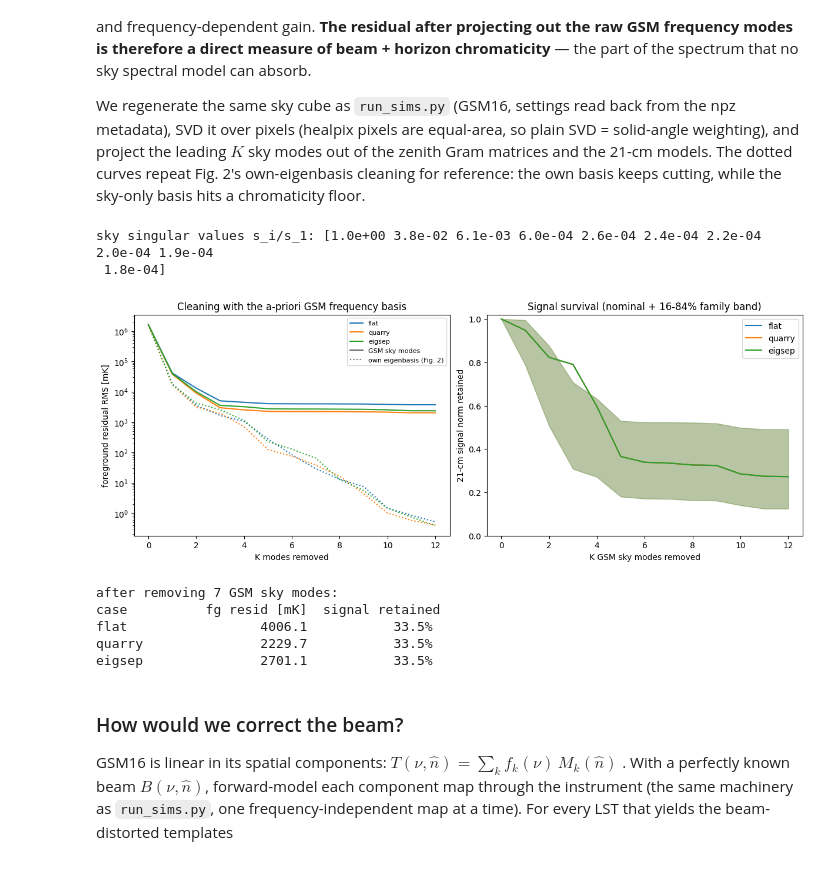
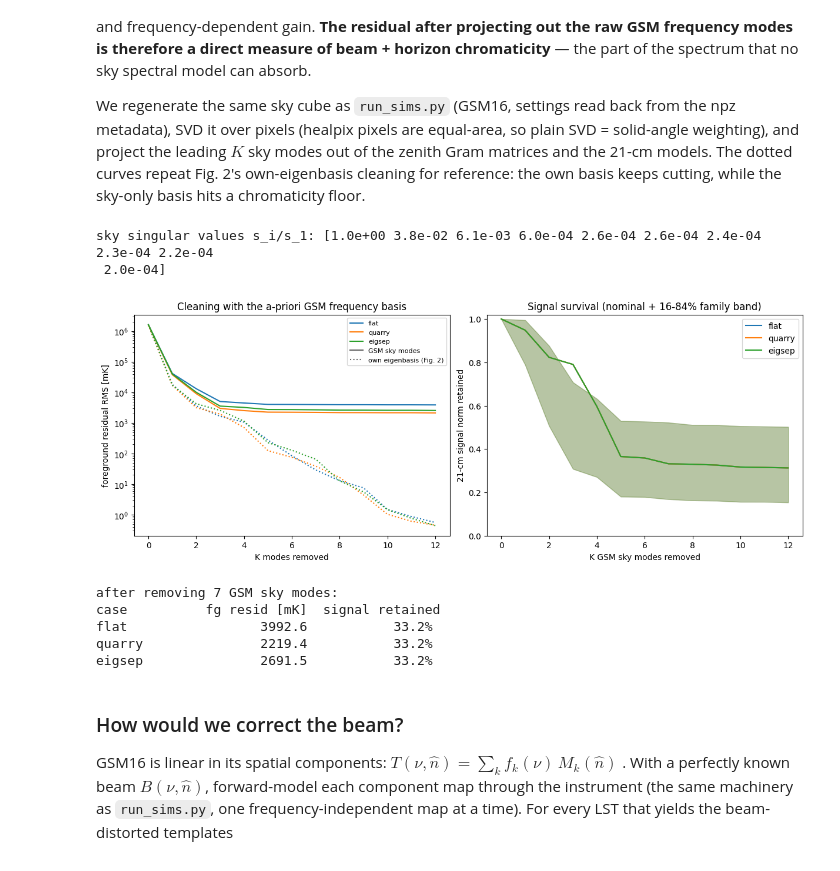
Before and after one commit to christianhbye/eigsep_mock_analysis, a Jupyter notebook: horizon_chromaticity/notebooks/chromaticity_pca.ipynb, the cells around one changed output. Saved outputs shown, nothing was run; the diff lists cells and outputs as text; code cells hidden in the pictures.

```diff
--- a/horizon_chromaticity/notebooks/chromaticity_pca.ipynb
+++ b/horizon_chromaticity/notebooks/chromaticity_pca.ipynb
@@ -224,18 +224,16 @@ changes.
 second-moment matrix, not a mean-subtracted covariance — so mode 1 is
 essentially the mean spectrum.)
 # %%
-def gram_svd(G):
+def compute_svd(G):
     '''Singular values / right-singular vectors of X from G = X.T @ X.'''
-    evals, evecs = np.linalg.eigh(G)
-    order = np.argsort(evals)[::-1]
-    s = np.sqrt(np.clip(evals[order], 0.0, None))
-    V = evecs[:, order]  # columns = frequency modes
-    V *= np.sign(V.sum(axis=0, keepdims=True) + 1e-300)  # sign convention
+    U, S, Vh = np.linalg.svd(G)
+    s = np.sqrt(S)
+    V = Vh.T
     return dict(s=s, V=V)
 
 
-svd = {c: gram_svd(extract[c]["G"]) for c in CASES}  # corrected t_sky
-svd_raw = {c: gram_svd(extract[c]["G_raw"]) for c in CASES}
+svd_raw = {c: compute_svd(extract[c]["G_raw"]) for c in CASES}  # raw t_sys
+svd = {c: compute_svd(extract[c]["G"]) for c in CASES}  # corrected t_sky
 
 hdr = f"{'case':10s} {'s1/s2':>16s} {'s1/s10':>22s}"
 print(hdr + "\n" + " " * 11 + f"{'raw':>7s} {'sky':>8s} {'raw':>11s} {'sky':>10s}")
@@ -339,0 +338,12 @@ fig.savefig("fig1_singular_values.pdf", bbox_inches="tight")
+# %%
+fig, axs = plt.subplots(figsize=(12, 6), constrained_layout=True, ncols=2, sharex=True, sharey=True)
+i = 0
+for c in CASES:
+    if c == "quarry": continue
+    ax = axs[i]
+    V = svd[c]["V"]
+    for m in range(5):
+        ax.plot(freqs, V[:, m])
+    ax.set_title(c)
+    i += 1
+plt.show()
@@ -777,7 +789,7 @@ gsm = GlobalSkyModel16(
 )
 sky_map = np.asarray(gsm.generate(freqs))  # (n_freqs, n_pix), galactic
 
-sky_svd = gram_svd(sky_map @ sky_map.T)  # frequency modes of the sky alone
+sky_svd = compute_svd(sky_map @ sky_map.T)  # frequency modes of the sky alone
 s_sky, U_sky = sky_svd["s"], sky_svd["V"]
 print(
     "sky singular values s_i/s_1:",
@@ -817,41 +829,41 @@ for c in CASES:
     axs[0].semilogy(
         ks, summary[c]["fg_rms"][: K_GSM + 1] * 1e3, color=COLORS[c], ls=":"
     )
     axs[1].plot(ks, surv, color=COLORS[c], label=c)
     axs[1].fill_between(ks, lo, hi, color=COLORS[c], alpha=0.2)
     gsm_summary[c] = dict(fg_rms=fg_rms, surv=surv)
 
 axs[0].plot([], [], color="0.4", label="GSM sky modes")
 axs[0].plot([], [], color="0.4", ls=":", label="own eigenbasis (Fig. 2)")
 axs[0].set_xlabel("K modes removed")
 axs[0].set_ylabel("foreground residual RMS [mK]")
 axs[0].set_title("Cleaning with the a-priori GSM frequency basis")
 axs[0].legend(fontsize=8)
 
 axs[1].set_xlabel("K GSM sky modes removed")
 axs[1].set_ylabel("21-cm signal norm retained")
 axs[1].set_ylim(0, 1.02)
 axs[1].set_title("Signal survival (nominal + 16-84% family band)")
 axs[1].legend()
 plt.show()
 
 K_REF = 7  # sky basis is effectively exhausted here
 print(
     f"after removing {K_REF} GSM sky modes:\n"
     f"{'case':12s} {'fg resid [mK]':>14s} {'signal retained':>16s}"
 )
 for c in CASES:
     g = gsm_summary[c]
     print(f"{c:12s} {g['fg_rms'][K_REF] * 1e3:14.1f} {g['surv'][K_REF]:15.1%}")
 # %% [output]
-sky singular values s_i/s_1: [1.0e+00 3.8e-02 6.1e-03 6.0e-04 2.6e-04 2.4e-04 2.2e-04 2.0e-04 1.9e-04
- 1.8e-04]
+sky singular values s_i/s_1: [1.0e+00 3.8e-02 6.1e-03 6.0e-04 2.6e-04 2.6e-04 2.4e-04 2.3e-04 2.2e-04
+ 2.0e-04]
-[figure, old version]
+[figure, new version]
 after removing 7 GSM sky modes:
 case          fg resid [mK]  signal retained
-flat                 4006.1           33.5%
-quarry               2229.7           33.5%
-eigsep               2701.1           33.5%
+flat                 3992.6           33.2%
+quarry               2219.4           33.2%
+eigsep               2691.5           33.2%
 # %% [markdown]
 ### How would we correct the beam?
 
```
Also changed, not shown: parts of 9 cells of this notebook, 6 other files.
